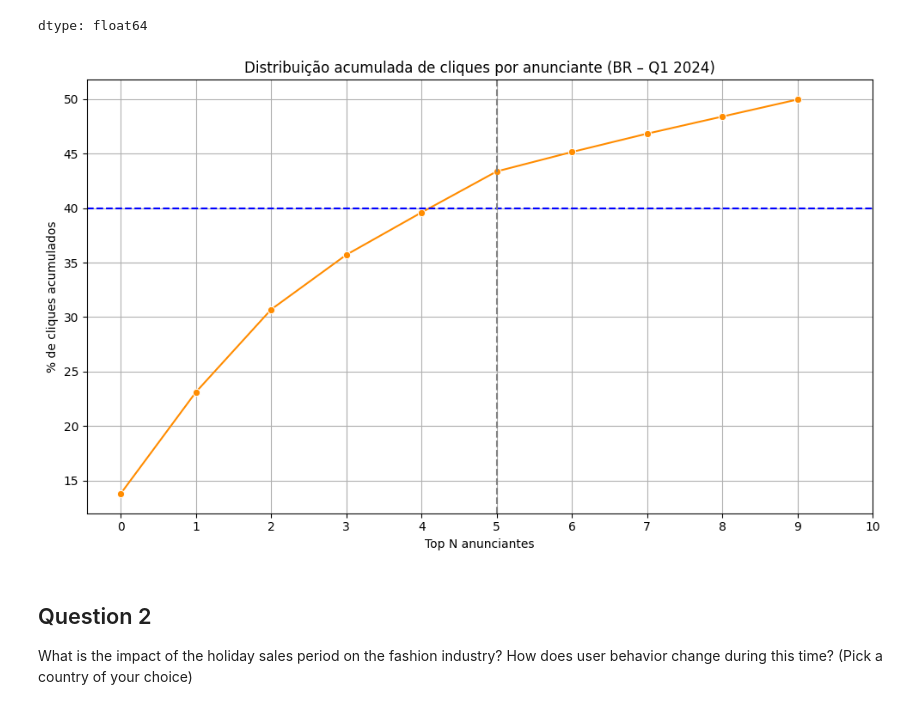
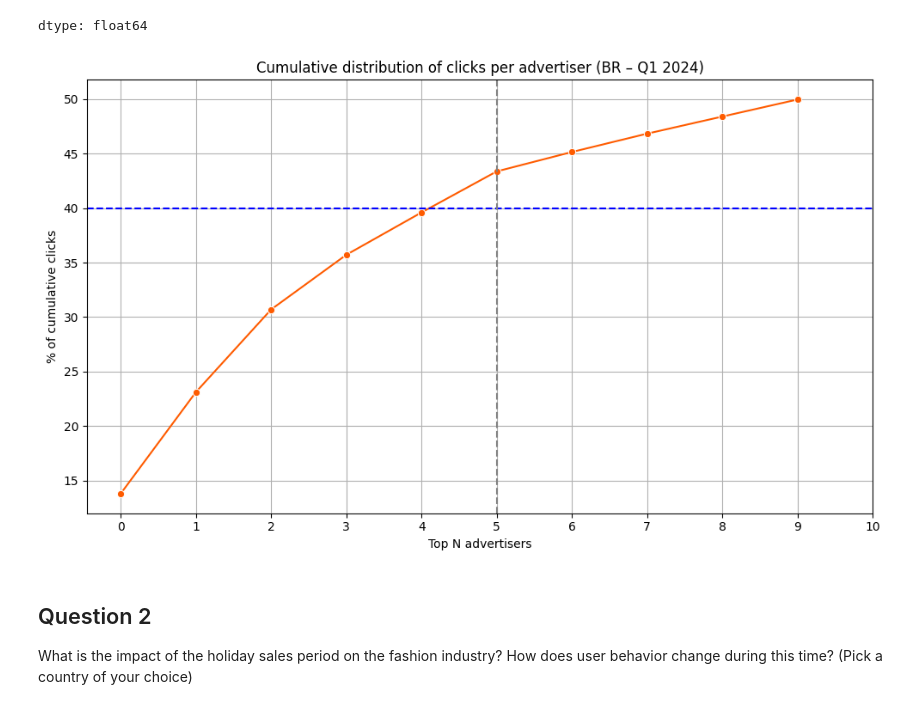
Before and after one commit to pathilink/criteo_case, a Jupyter notebook: notebook/criteo_case.ipynb, the cells around one changed output. Saved outputs shown, nothing was run; the diff lists cells and outputs as text; code cells hidden in the pictures.

```diff
--- a/notebook/criteo_case.ipynb
+++ b/notebook/criteo_case.ipynb
@@ -186,21 +205,21 @@ dtype: float64
 # %%
 # Plot
 plt.figure(figsize=(10, 6))
-sns.lineplot(data=clicks_pct.head(10).values, marker="o", color="darkorange")
 
+sns.lineplot(x=range(10), y=clicks_pct.head(10).values, marker="o", color="#FE5B00")
 # Destaque o ponto dos 40%
 plt.axhline(y=40, color='blue', linestyle='--')
 plt.axvline(x=5, color='gray', linestyle='--')  # índice 5 = 6º cliente (zero-based)
 
-plt.title("Distribuição acumulada de cliques por anunciante (BR – Q1 2024)")
-plt.xlabel("Top N anunciantes")
-plt.ylabel("% de cliques acumulados")
-plt.xticks(range(0, 11))  # até top 10
+plt.title("Cumulative distribution of clicks per advertiser (BR – Q1 2024)")
+plt.xlabel("Top N advertisers")
+plt.ylabel("% of cumulative clicks")
+plt.xticks(range(0, 11))  # up to 10
 plt.grid(True)
 plt.tight_layout()
 plt.show()
 # %% [output]
-[figure, old version]
+[figure, new version]
 # %% [markdown]
 ## Question 2
 What is the impact of the holiday sales period on the fashion industry? How does user behavior change during this time? (Pick a country of your choice)
```
Also changed, not shown: parts of 23 cells of this notebook.
